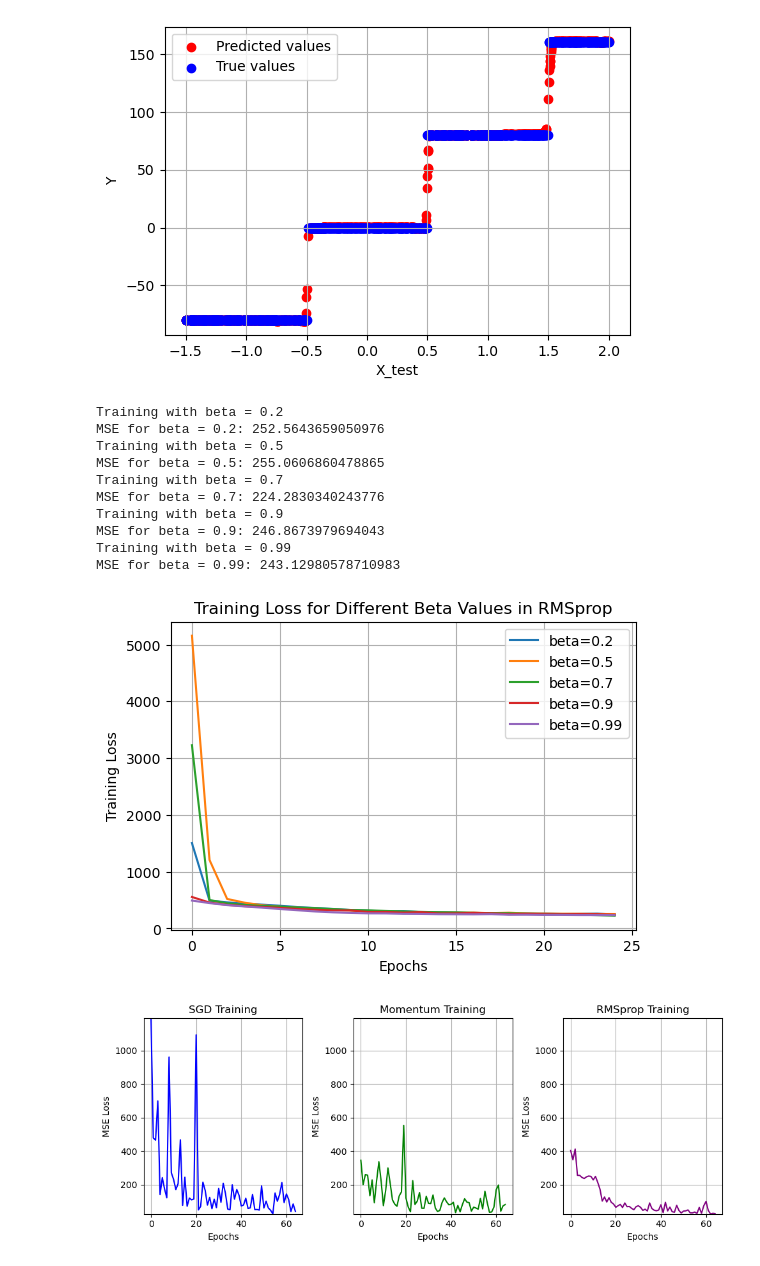
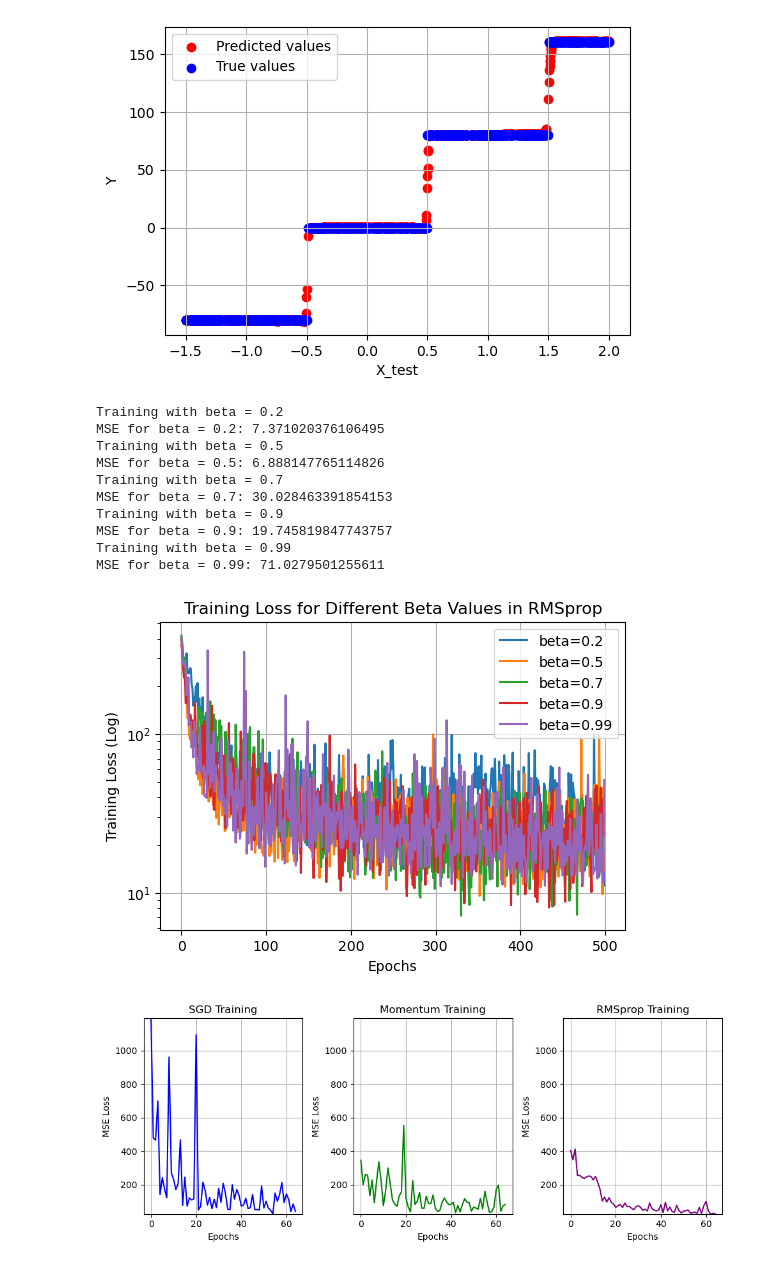
Before and after one commit to sienkozuzanna/miowad, a Jupyter notebook: NeuralNetworks/nn3.ipynb, the cells around one changed output. Drawn from its saved outputs; the diff is of its cells as text; code cells hidden in the pictures.

```diff
--- a/NeuralNetworks/nn3.ipynb
+++ b/NeuralNetworks/nn3.ipynb
@@ -400,10 +400,9 @@ plot_fitted_vs_actual(X_test_steps_large, Y_test_steps_large, Y_pred, "test")
 Mean Squared Error (MSE): 6883.833745628249
 [figure]
 # %%
-np.random.seed(42)
-
 momentum_coeff = [0.2, 0.5, 0.7, 0.9]
 results={}
+nn_stat=[]
 for coeff in momentum_coeff:
     print(f"Training with momentum coefficient = {coeff}")
     nn=NeuralNetwork(layers=[1,20, 20, 20, 1], activation="relu", weights_initialize="He")
@@ -412,6 +411,7 @@ for coeff in momentum_coeff:
                        batch_size=32, epochs=25, verbose=False, plot_training_loss=False,
                        optimizer="momentum", momentum_coeff=coeff, return_training_stats=True)
     results[coeff]=nn_stats['train_losses']
+    nn_stat.append(nn_stats)
     print(f"MSE for momentum coeff = {coeff}: {nn.MSE(X_test_steps_large, Y_test_steps_large)}")
 
 plt.figure(figsize=(6, 4))
@@ -434,3 +434,28 @@ MSE for momentum coeff = 0.7: 6883.9851991698515
 Training with momentum coefficient = 0.9
 MSE for momentum coeff = 0.9: 6883.938547199955
 [figure]
+# %%
+momentum_coeff = [0.2, 0.5, 0.7, 0.9]
+results={}
+nn_stat=[]
+for coeff in momentum_coeff:
+    print(f"Training with momentum coefficient = {coeff}")
+    nn=NeuralNetwork(layers=[1,20, 20, 20, 1], activation="relu", weights_initialize="He")
+    nn_stats=nn.train(X_train_steps_large, Y_train_steps_large,
+                       X_test_steps_large, Y_test_steps_large,learning_rate=0.001,
+                       batch_size=32, epochs=100, verbose=False, plot_training_loss=False,
+                       optimizer="momentum", momentum_coeff=coeff, return_training_stats=True)
+    results[coeff]=nn_stats['train_losses']
+    nn_stat.append(nn_stats)
+    print(f"MSE for momentum coeff = {coeff}: {nn.MSE(X_test_steps_large, Y_test_steps_large)}")
+
+plt.figure(figsize=(6, 4))
+for coeff, loss in results.items():
+    plt.plot(loss, label=f"coeff={coeff}")
+
+plt.xlabel("Epochs")
+plt.ylabel("Training Loss")
+plt.title("Training Loss for Different Momentum Coefficients")
+plt.legend(loc='upper right')
+plt.grid()
+plt.show()
@@ -492,43 +527,42 @@ plot_fitted_vs_actual(X_test_steps_large, Y_test_steps_large, Y_pred, "test")
 Mean Squared Error (MSE): 10.019868609673523
 [figure]
 # %%
-np.random.seed(42)
-
 betas = [0.2, 0.5, 0.7, 0.9, 0.99]
 results={}
 for beta in betas:
     print(f"Training with beta = {beta}")
     nn=NeuralNetwork(layers=[1,20, 20, 20, 1], activation="relu", weights_initialize="He")
     nn_stats=nn.train(X_train_steps_large, Y_train_steps_large,
                        X_test_steps_large, Y_test_steps_large,
-                       learning_rate=0.001,
-                       batch_size=32, epochs=25, verbose=False, plot_training_loss=False,
+                       learning_rate=0.005,
+                       batch_size=32, epochs=500, verbose=False, plot_training_loss=False,
                        optimizer="RMSprop", beta=beta, return_training_stats=True)
     results[beta]=nn_stats['train_losses']
     print(f"MSE for beta = {beta}: {nn.MSE(X_test_steps_large, Y_test_steps_large)}")
 
 plt.figure(figsize=(6, 4))
 for beta, loss in results.items():
     plt.plot(loss, label=f"beta={beta}")
 
 plt.xlabel("Epochs")
-plt.ylabel("Training Loss")
+plt.ylabel("Training Loss (Log)")
+plt.yscale('log')
 plt.title("Training Loss for Different Beta Values in RMSprop")
 plt.legend()
 plt.grid()
 plt.show()
 # %% [output]
 Training with beta = 0.2
-MSE for beta = 0.2: 252.5643659050976
+MSE for beta = 0.2: 7.371020376106495
 Training with beta = 0.5
-MSE for beta = 0.5: 255.0606860478865
+MSE for beta = 0.5: 6.888147765114826
 Training with beta = 0.7
-MSE for beta = 0.7: 224.2830340243776
+MSE for beta = 0.7: 30.028463391854153
 Training with beta = 0.9
-MSE for beta = 0.9: 246.8673979694043
+MSE for beta = 0.9: 19.745819847743757
 Training with beta = 0.99
-MSE for beta = 0.99: 243.12980578710983
+MSE for beta = 0.99: 71.0279501255611
-[figure, old version]
+[figure, new version]
 # %%
 plot_training_losses_for_optimizers(nn_sgd_steps_large_stats, nn_momentum_steps_large_stats, nn_RMSprop_steps_large_stats)
 # %% [output]
```
Also changed, not shown: parts of 1 cell of this notebook.
